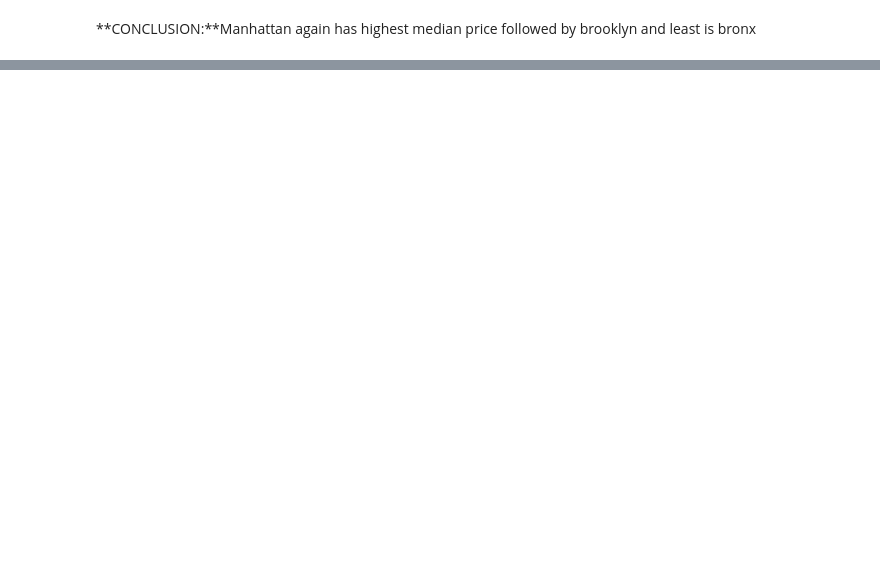
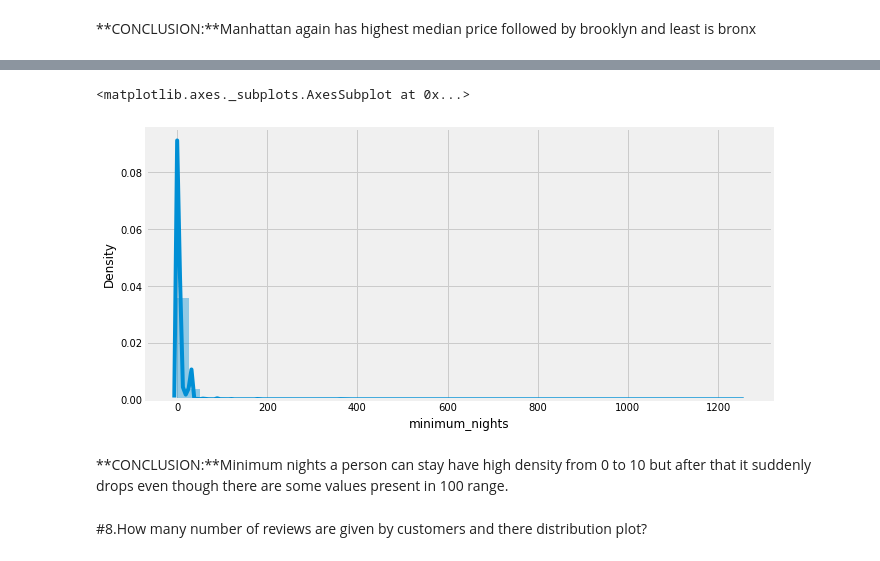
Before and after one commit to Gyanendra079/Airbnb-Bookings-Analysis, a Jupyter notebook: Airbnb_Bookings_Analysis_Capstone_Project.ipynb, the cells around one changed output, grey strips where cells are left out. Drawn from its saved outputs; the diff is of its cells as text; code cells hidden in the pictures; blank space fills up the shorter version.

```diff
--- a/Airbnb_Bookings_Analysis_Capstone_Project.ipynb
+++ b/Airbnb_Bookings_Analysis_Capstone_Project.ipynb
@@ -314,0 +352,9 @@ plt.show()
+# %%
+sns.distplot(df['minimum_nights'], hist=True)
+# %% [output]
+<matplotlib.axes._subplots.AxesSubplot at 0x...>
+[figure, added]
+# %% [markdown]
+**CONCLUSION:**Minimum nights a person can stay have high density from 0 to 10 but after that it suddenly drops even though there are some values present in 100 range.
+# %% [markdown]
+#8.How many number of reviews are given by customers and there distribution plot?
```
Also changed, not shown: parts of 28 cells of this notebook.
